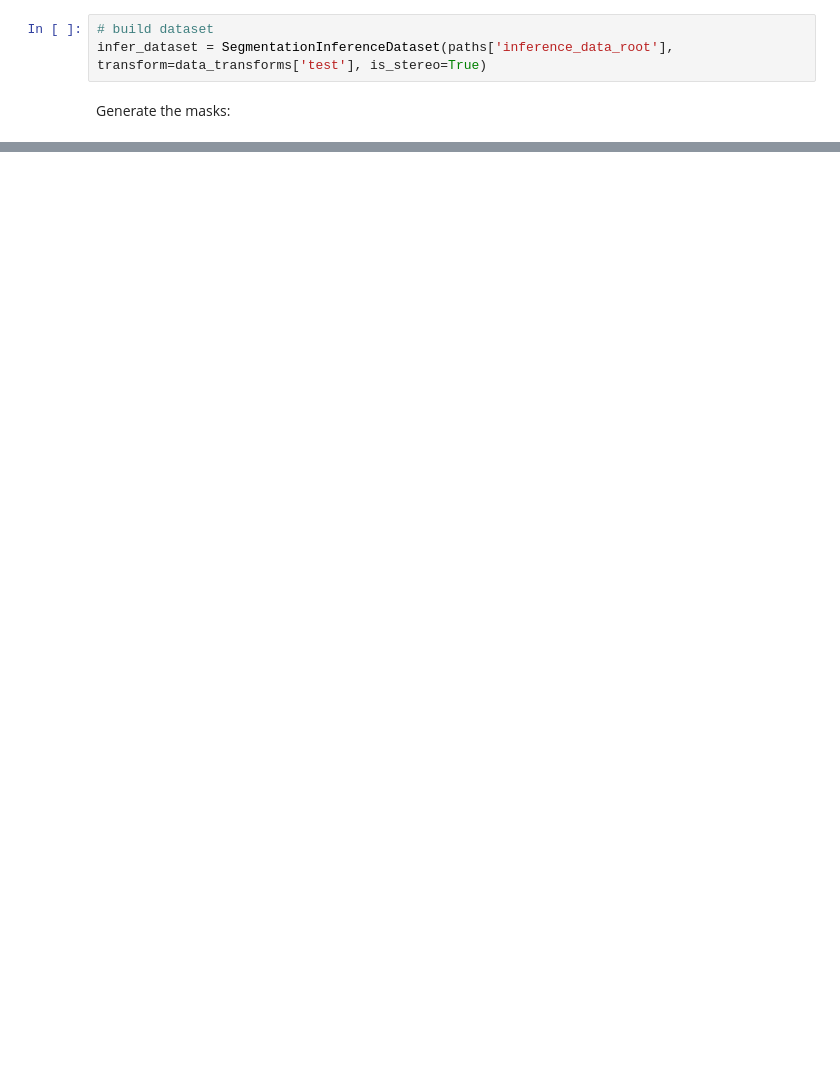
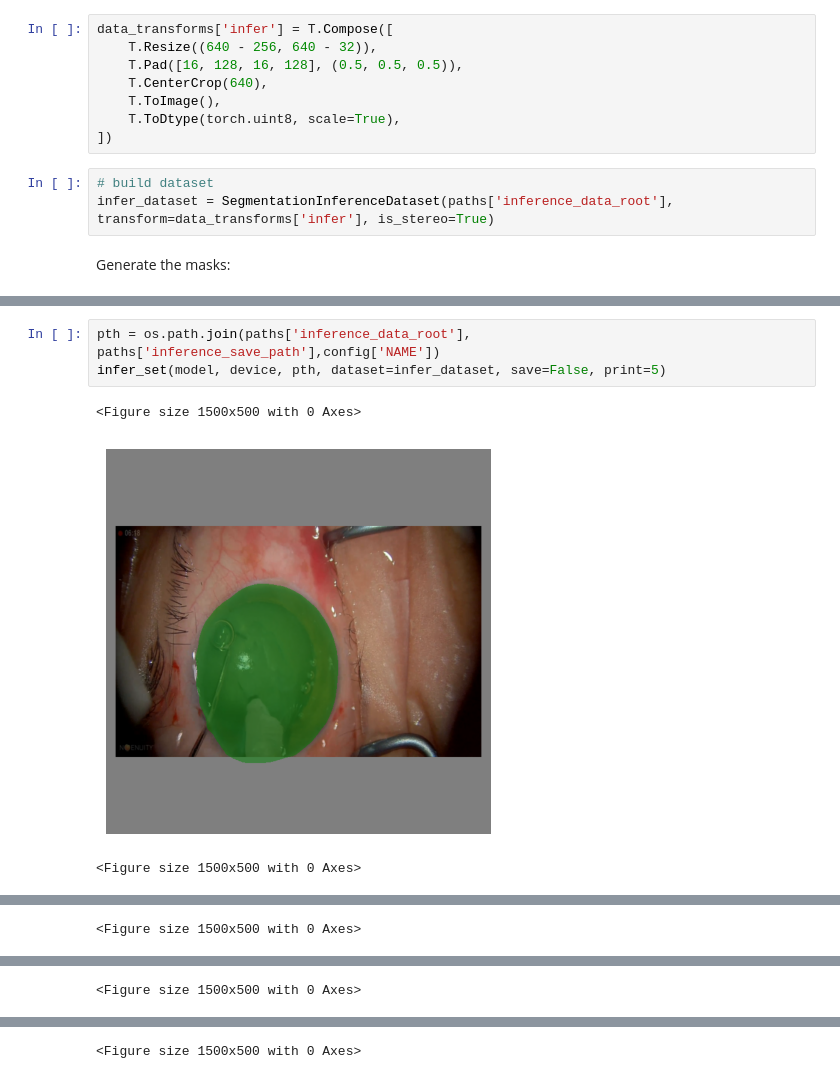
Before and after one commit to Jonathm126/CataractIrisSegmentation_SMP, a Jupyter notebook: train_model.ipynb, the cells around one changed output, grey strips where cells are left out. Drawn from its saved outputs; the diff is of its cells as text; blank space fills up the shorter version.

Commit message:
added inference

```diff
--- a/train_model.ipynb
+++ b/train_model.ipynb
@@ -167,5 +177,13 @@ First we need to load the inference dataset:
+# %%
+data_transforms['infer'] = T.Compose([
+    T.Resize((640 - 256, 640 - 32)),
+    T.Pad([16, 128, 16, 128], (0.5, 0.5, 0.5)),
+    T.CenterCrop(640),
+    T.ToImage(),
+    T.ToDtype(torch.uint8, scale=True),
+])
 # %%
 # build dataset
-infer_dataset = SegmentationInferenceDataset(paths['inference_data_root'], transform=data_transforms['test'], is_stereo=True)
+infer_dataset = SegmentationInferenceDataset(paths['inference_data_root'], transform=data_transforms['infer'], is_stereo=True)
 # %% [markdown]
 Generate the masks:
@@ -229,0 +190,7 @@ Clipping input data to the valid range for imshow with RGB data ([0..1] for floa
+# %%
+pth = os.path.join(paths['inference_data_root'], paths['inference_save_path'],config['NAME'])
+infer_set(model, device, pth, dataset=infer_dataset, save=False, print=5)
+# %% [output]
+<Figure size 1500x500 with 0 Axes>
+[figure, added]
+<Figure size 1500x500 with 0 Axes>
@@ -229,0 +198 @@ Clipping input data to the valid range for imshow with RGB data ([0..1] for floa
+<Figure size 1500x500 with 0 Axes>
@@ -229,0 +200 @@ Clipping input data to the valid range for imshow with RGB data ([0..1] for floa
+<Figure size 1500x500 with 0 Axes>
@@ -229,0 +202 @@ Clipping input data to the valid range for imshow with RGB data ([0..1] for floa
+<Figure size 1500x500 with 0 Axes>
```
Also changed, not shown: parts of 17 cells of this notebook, 11 other files.
